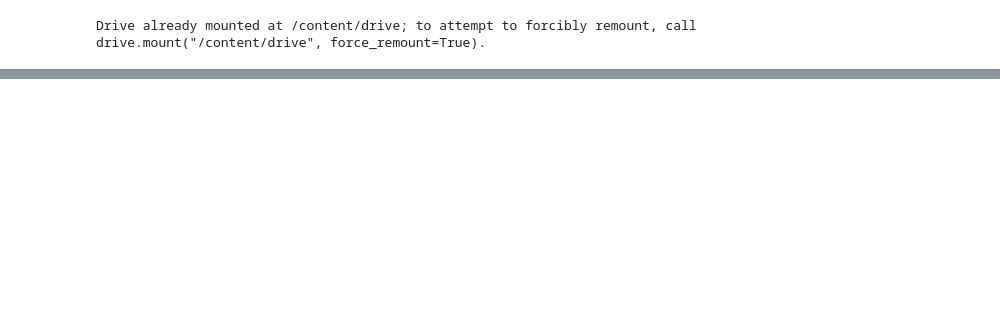
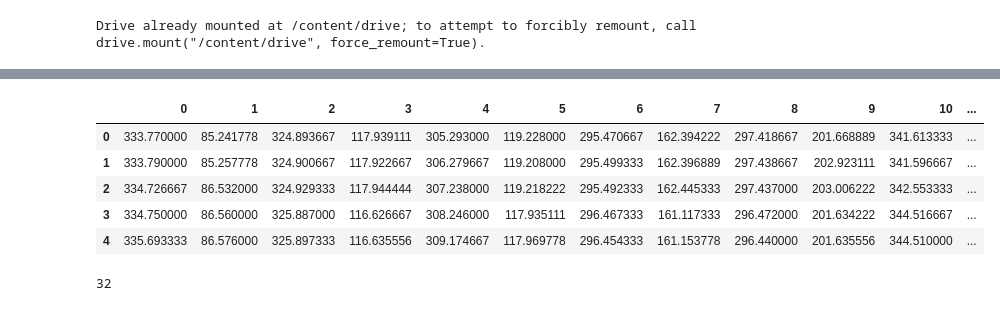
Before and after one commit to gilbertlim/school-cctv-ai, a Jupyter notebook: visualization/make_videos_from_skeleton.ipynb, the cells around one changed output, grey strips where cells are left out. Drawn from its saved outputs; the diff is of its cells as text; code cells hidden in the pictures; blank space fills up the shorter version.

```diff
--- a/visualization/make_videos_from_skeleton.ipynb
+++ b/visualization/make_videos_from_skeleton.ipynb
@@ -48,0 +41,15 @@ df
+# %%
+for i in range(n_frame):
+    if i % 2 == 0:
+        df[str(i)] = df[str(i)] / 1920.0 * 640.0
+    else:
+        df[str(i)] = df[str(i)] / 1080.0 * 480.0
+
+df.head()
+# %% [output]
+|  | 0 | 1 | 2 | 3 | 4 | 5 | 6 | 7 | 8 | 9 | 10 | ... |
+| 0 | 333.770000 | 85.241778 | 324.893667 | 117.939111 | 305.293000 | 119.228000 | 295.470667 | 162.394222 | 297.418667 | 201.668889 | 341.613333 | ... |
+| 1 | 333.790000 | 85.257778 | 324.900667 | 117.922667 | 306.279667 | 119.208000 | 295.499333 | 162.396889 | 297.438667 | 202.923111 | 341.596667 | ... |
+| 2 | 334.726667 | 86.532000 | 324.929333 | 117.944444 | 307.238000 | 119.218222 | 295.492333 | 162.445333 | 297.437000 | 203.006222 | 342.553333 | ... |
+| 3 | 334.750000 | 86.560000 | 325.887000 | 116.626667 | 308.246000 | 117.935111 | 296.467333 | 161.117333 | 296.472000 | 201.634222 | 344.516667 | ... |
+| 4 | 335.693333 | 86.576000 | 325.897333 | 116.635556 | 309.174667 | 117.969778 | 296.454333 | 161.153778 | 296.440000 | 201.635556 | 344.510000 | ... |
@@ -49,3 +64,7 @@ df
+# %%
+len(arr)
+# %% [output]
+32
 # %%
 from google.colab.patches import cv2_imshow
 import os
```
Also changed, not shown: parts of 27 cells of this notebook.
